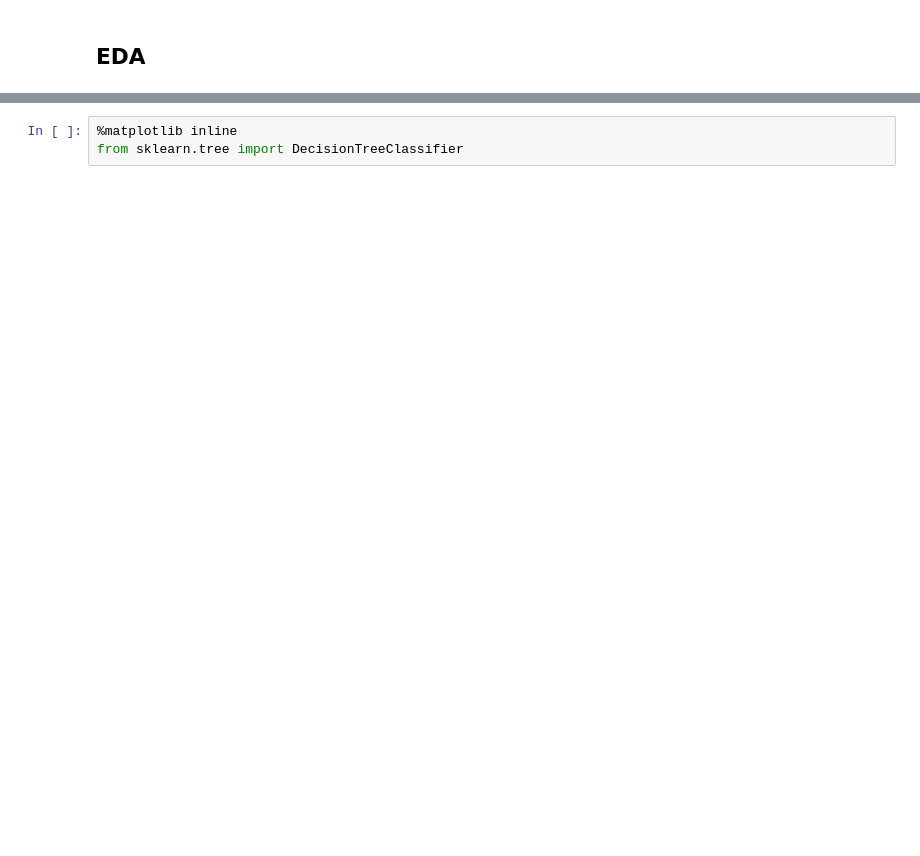
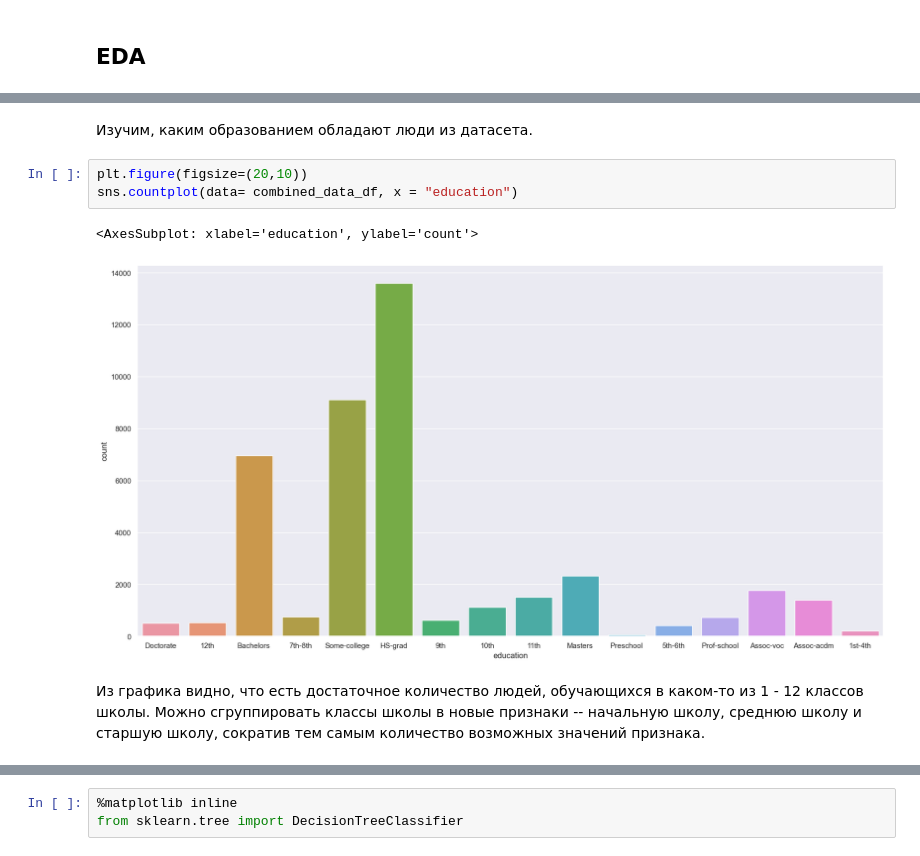
Before and after one commit to katevi/Introduction-to-ML, a Jupyter notebook: lab4/ensemble_methods.ipynb, the cells around one changed output, grey strips where cells are left out. Drawn from its saved outputs; the diff is of its cells as text; blank space fills up the shorter version.

```diff
--- a/lab4/ensemble_methods.ipynb
+++ b/lab4/ensemble_methods.ipynb
@@ -32,0 +144,10 @@ df.head()
+# %% [markdown]
+Изучим, каким образованием обладают люди из датасета.
+# %%
+plt.figure(figsize=(20,10))
+sns.countplot(data= combined_data_df, x = "education")
+# %% [output]
+<AxesSubplot: xlabel='education', ylabel='count'>
+[figure, added]
+# %% [markdown]
+Из графика видно, что есть достаточное количество людей, обучающихся в каком-то из 1 - 12 классов школы. Можно сгруппировать классы школы в новые признаки -- начальную школу, среднюю школу и старшую школу, сократив тем самым количество возможных значений признака.
```
Also changed, not shown: parts of 83 cells of this notebook, 1 other file.
